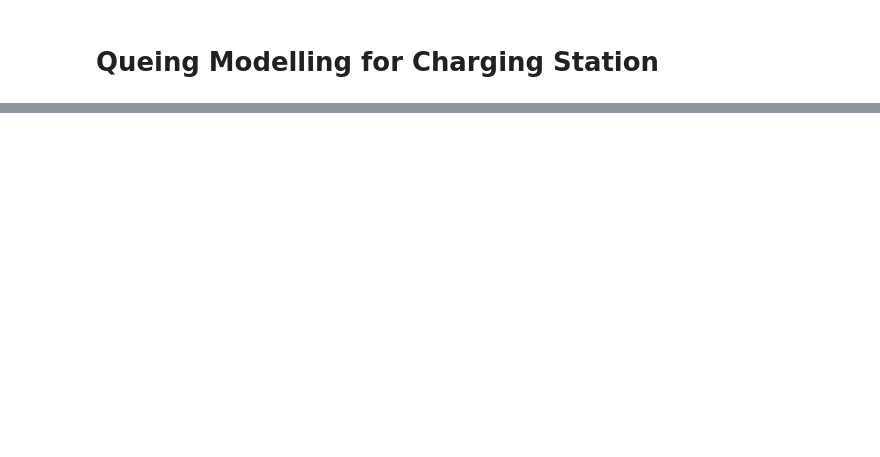
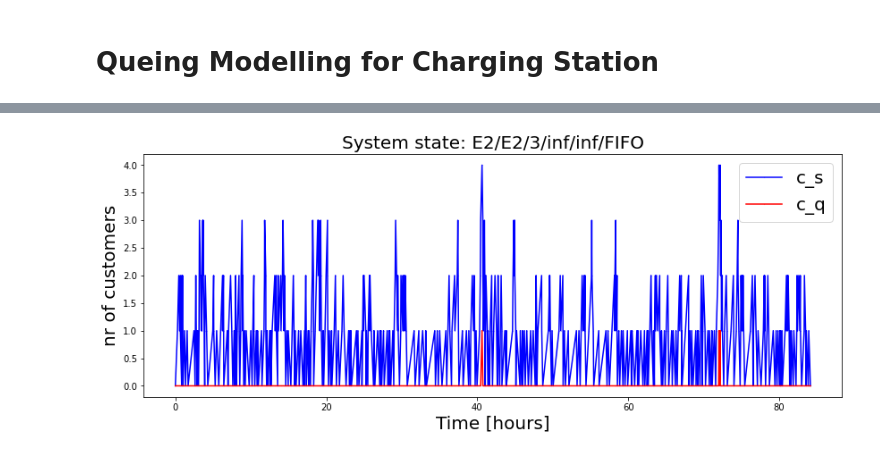
Before and after one commit to imasadnust/EVtripRep, a Jupyter notebook: EVREP2-Copy1.ipynb, the cells around one changed output, grey strips where cells are left out. Cells and saved outputs as stored; diff of their text form; code cells hidden in the pictures; blank space fills up the shorter version.

```diff
--- a/EVREP2-Copy1.ipynb
+++ b/EVREP2-Copy1.ipynb
@@ -1337,26 +1341,26 @@ plt.show
 # %% [markdown]
 # Queing Modelling for Charging Station
 # %%
-# for arr,dep in zip(Tot_Arr_Hour,Tot_Dep_Hour_lvl1):
-#     print(arr,dep)
-#     if (arr > 0) & (dep > 0):
-#         Lambda = arr  # nr of arrivals per hour
-#         Mu = np.true_divide(dep, 3)   # nr of exits (services completed) per server per hour (divide total nr of exits by number of servers where we assume 4 servers per charging station)
-#         # Create Arrival and Service processes and specify the number of servers
-#         A = openqtsim.ArrivalProcess("E2", arr_rate=Lambda)
-#         S = openqtsim.ServiceProcess("E2", srv_rate=Mu)
-#         c = 3
+for arr,dep in zip(Tot_Arr_Hour,Tot_Dep_Hour_lvl2):
+    print(arr,dep)
+    if (arr > 0) & (dep > 0):
+        Lambda = arr  # nr of arrivals per hour
+        Mu = np.true_divide(dep, 3)   # nr of exits (services completed) per server per hour (divide total nr of exits by number of servers where we assume 4 servers per charging station)
+        # Create Arrival and Service processes and specify the number of servers
+        A = openqtsim.ArrivalProcess("E2", arr_rate=Lambda)
+        S = openqtsim.ServiceProcess("E2", srv_rate=Mu)
+        c = 3
 
-#         # Create the queue object and use it to create a simulating object
-#         q = openqtsim.Queue(A, S, c)
-#         q.kendall_notation
-#         %time
-#         print('Start simulation of "{}" queue'.format(q.kendall_notation))
-#         print('')
+          # Create the queue object and use it to create a simulating object
+        q = openqtsim.Queue(A, S, c)
+        q.kendall_notation
+        %time
+        print('Start simulation of "{}" queue'.format(q.kendall_notation))
+        print('')
 
-#         nr_arr = 10000
-#         sim = openqtsim.Simulation(q)
-#         sim.run(nr_arr)
-#         sim.get_stats()
-#         print('Input IAT: {:.4f}'.format(1/Lambda))
-#         print('Input ST: {:.4f}'.format(1/Mu))
+        nr_arr = 300
+        sim = openqtsim.Simulation(q)
+        sim.run(nr_arr)
+        sim.get_stats()
+        print('Input IAT: {:.4f}'.format(1/Lambda))
+        print('Input ST: {:.4f}'.format(1/Mu))
@@ -1383,0 +1385,4 @@ plt.show
+# %%
+sim.plot_system_state()
+# %% [output]
+[figure, added]
```
Also changed, not shown: parts of 25 cells of this notebook, 2 other files.
